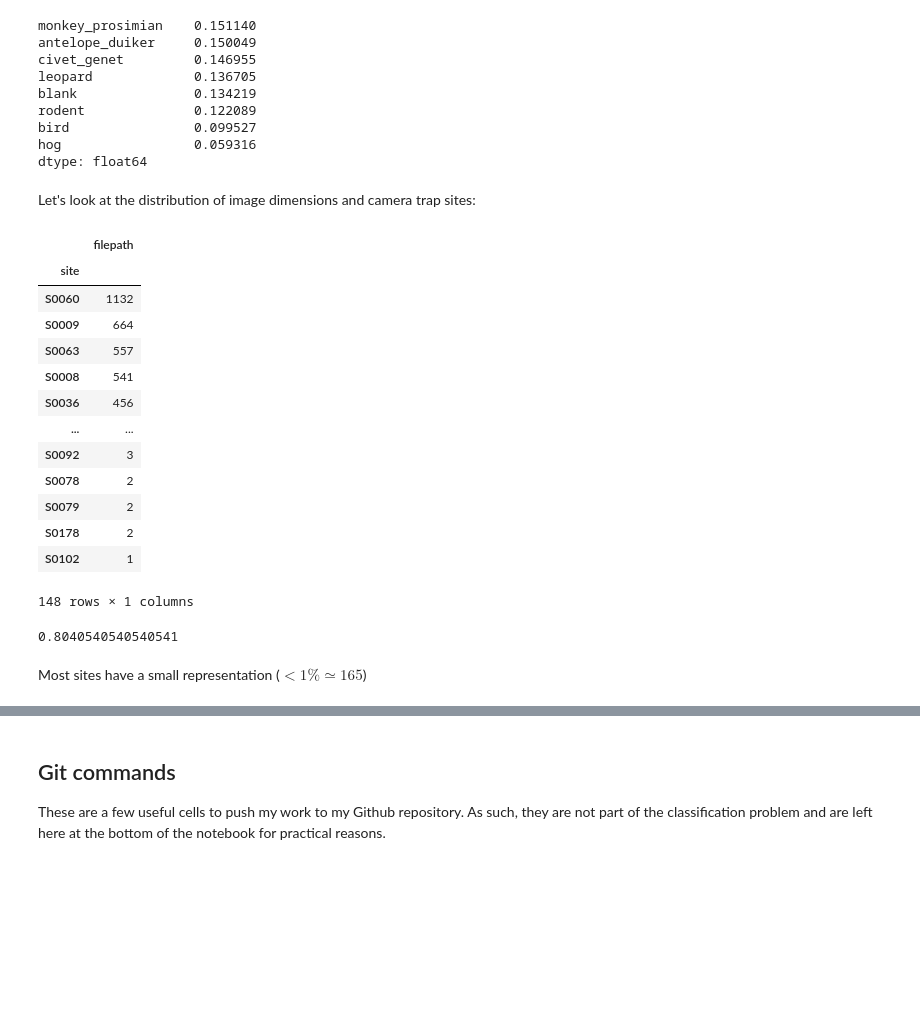
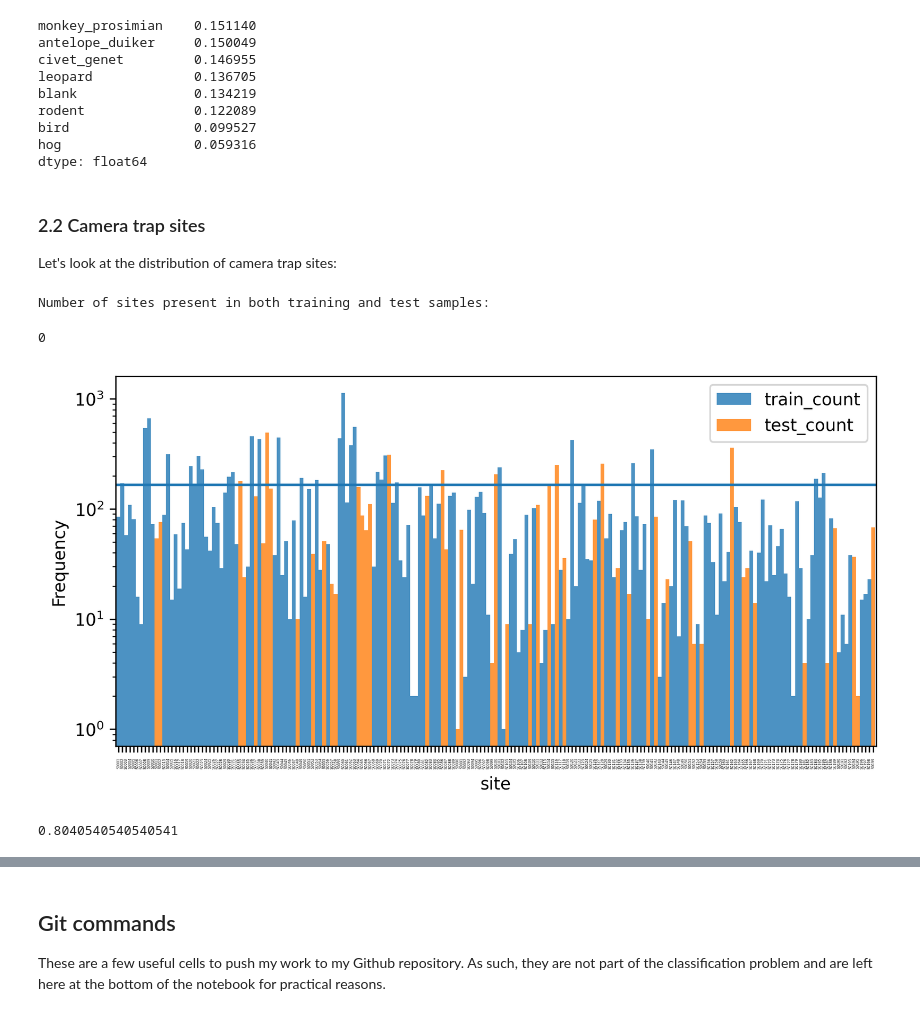
Before and after one commit to RosCarraro/Conser-vision, a Jupyter notebook: Conser-vision_classification.ipynb, the cells around one changed output, grey strips where cells are left out. Cells and saved outputs as stored; diff of their text form; code cells hidden in the pictures; blank space fills up the shorter version.

Commit message:
Completed sites distribution analysis and sketched out the image size distribution analysis

```diff
--- a/Conser-vision_classification.ipynb
+++ b/Conser-vision_classification.ipynb
@@ -16,6 +16,11 @@ from PIL import Image
 from tqdm import tqdm
 
 import matplotlib.image as mpimg
+
+# plotting default settings for better images
+plt.rcParams["figure.figsize"] = (8,4)
+plt.rcParams['figure.dpi']= 300
+plt.rcParams['xtick.direction']= 'out'
 # %%
 train_features = pd.read_csv("train_features.csv", index_col="id")
 test_features = pd.read_csv("test_features.csv", index_col="id")
@@ -115,30 +122,33 @@ bird                0.099527
 hog                 0.059316
 dtype: float64
 # %% [markdown]
-Let's look at the distribution of image dimensions and camera trap sites:
+### 2.2 Camera trap sites
+Let's look at the distribution of camera trap sites:
-# %%
-count_sites = train_features.groupby('site').count().sort_values('filepath',ascending=False)
-count_sites
-# %% [output]
-|  | filepath |
-| site |  |
-| S0060 | 1132 |
-| S0009 | 664 |
-| S0063 | 557 |
-| S0008 | 541 |
-| S0036 | 456 |
-| ... | ... |
-| S0092 | 3 |
-| S0078 | 2 |
-| S0079 | 2 |
-| S0178 | 2 |
-| S0102 | 1 |
-148 rows × 1 columns
+# %%
+count_sites = train_features.groupby('site').count().sort_values('filepath',ascending=False)
+count_sites=count_sites.rename(columns={"filepath": "train_count"})
+count_sites
+test_sites=test_features.groupby('site').count().sort_values('filepath')
+test_sites=test_sites.rename(columns={"filepath": "test_count"})
+count_sites=count_sites.join(test_sites, how='outer')
+
+print('Number of sites present in both training and test samples:')
+count_sites.dropna(how='any').shape[0]
+# %% [output]
+Number of sites present in both training and test samples:
+0
+# %%
+count_sites.plot.bar(stacked=True,width=1,alpha=.8)
+plt.yscale('log')
+plt.ylabel('Frequency')
+plt.xticks(fontsize=2)
+plt.axhline(165)
+plt.show()
+# %% [output]
+[figure, added]
 # %%
 total_sites=train_features[['site']].nunique()[0]
 low_repr_sites=count_sites.loc[count_sites.filepath<165].count()[0]
 low_repr_sites/total_sites
 # %% [output]
 0.8040540540540541
-# %% [markdown]
-Most sites have a small representation ($<1\% \simeq165$)
```
Also changed, not shown: parts of 10 cells of this notebook.
